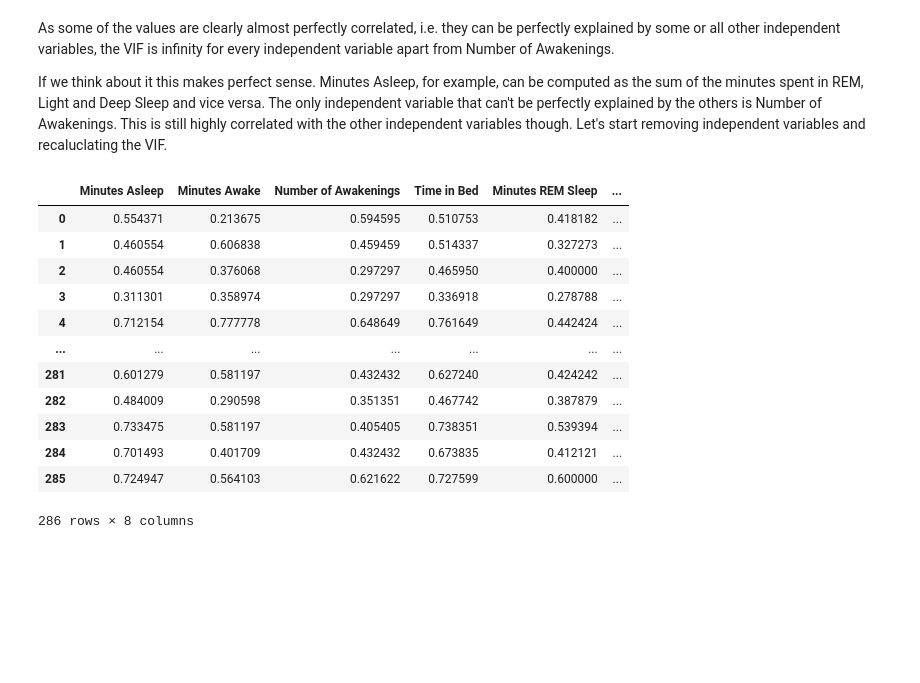
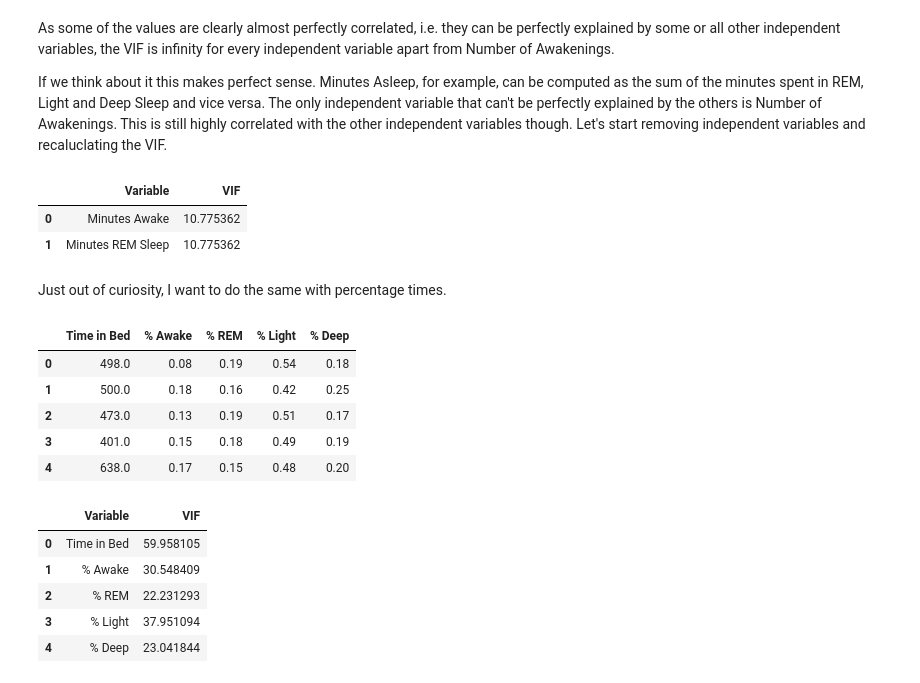
Before and after one commit to JoBe10/Fitbit-Sleep-Score, a Jupyter notebook: Sleep_Scores/Sleep_Score_Deconstruction.ipynb, the cells around one changed output. Drawn from its saved outputs; the diff is of its cells as text; code cells hidden in the pictures; blank space fills up the shorter version.

```diff
--- a/Sleep_Scores/Sleep_Score_Deconstruction.ipynb
+++ b/Sleep_Scores/Sleep_Score_Deconstruction.ipynb
@@ -276,20 +275,39 @@ ma_os = variance_inflation_factor()
-# %%
-# Standardise the values and plot the time series to visually represent this
-minmax = MinMaxScaler()
-app_scaled = pd.DataFrame(minmax.fit_transform(app_data[app_cols[1:]]))
-app_scaled.columns = app_cols[1:]
-app_scaled
-# %% [output]
-|  | Minutes Asleep | Minutes Awake | Number of Awakenings | Time in Bed | Minutes REM Sleep | ... |
-| 0 | 0.554371 | 0.213675 | 0.594595 | 0.510753 | 0.418182 | ... |
-| 1 | 0.460554 | 0.606838 | 0.459459 | 0.514337 | 0.327273 | ... |
-| 2 | 0.460554 | 0.376068 | 0.297297 | 0.465950 | 0.400000 | ... |
-| 3 | 0.311301 | 0.358974 | 0.297297 | 0.336918 | 0.278788 | ... |
-| 4 | 0.712154 | 0.777778 | 0.648649 | 0.761649 | 0.442424 | ... |
-| ... | ... | ... | ... | ... | ... | ... |
-| 281 | 0.601279 | 0.581197 | 0.432432 | 0.627240 | 0.424242 | ... |
-| 282 | 0.484009 | 0.290598 | 0.351351 | 0.467742 | 0.387879 | ... |
-| 283 | 0.733475 | 0.581197 | 0.405405 | 0.738351 | 0.539394 | ... |
-| 284 | 0.701493 | 0.401709 | 0.432432 | 0.673835 | 0.412121 | ... |
-| 285 | 0.724947 | 0.564103 | 0.621622 | 0.727599 | 0.600000 | ... |
-286 rows × 8 columns
+# %%
+# Drop Minutes Asleep and recaluclate VIFs
+X2 = X1.drop(columns=['Minutes Asleep', 'Minutes Light Sleep', 'Time in Bed', 'Minutes Deep Sleep', 'Number of Awakenings'])
+calc_vif(X2)
+# %% [output]
+|  | Variable | VIF |
+| 0 | Minutes Awake | 10.775362 |
+| 1 | Minutes REM Sleep | 10.775362 |
+# %% [markdown]
+Just out of curiosity, I want to do the same with percentage times.
+# %%
+# Create DataFrame
+app_data_pc = pd.DataFrame()
+
+# Create percentage columns and keep the total time in bed
+app_data_pc['Time in Bed'] = app_data['Time in Bed']
+app_data_pc['% Awake'] = round(app_data['Minutes Awake'] / app_data['Time in Bed'], 2)
+app_data_pc['% REM'] = round(app_data['Minutes REM Sleep'] / app_data['Time in Bed'], 2)
+app_data_pc['% Light'] = round(app_data['Minutes Light Sleep'] / app_data['Time in Bed'], 2)
+app_data_pc['% Deep'] = round(app_data['Minutes Deep Sleep'] / app_data['Time in Bed'], 2)
+
+app_data_pc.head()
+# %% [output]
+|  | Time in Bed | % Awake | % REM | % Light | % Deep |
+| 0 | 498.0 | 0.08 | 0.19 | 0.54 | 0.18 |
+| 1 | 500.0 | 0.18 | 0.16 | 0.42 | 0.25 |
+| 2 | 473.0 | 0.13 | 0.19 | 0.51 | 0.17 |
+| 3 | 401.0 | 0.15 | 0.18 | 0.49 | 0.19 |
+| 4 | 638.0 | 0.17 | 0.15 | 0.48 | 0.20 |
+# %%
+# Calculate the VIF
+calc_vif(app_data_pc)
+# %% [output]
+|  | Variable | VIF |
+| 0 | Time in Bed | 59.958105 |
+| 1 | % Awake | 30.548409 |
+| 2 | % REM | 22.231293 |
+| 3 | % Light | 37.951094 |
+| 4 | % Deep | 23.041844 |
```
Also changed, not shown: parts of 7 cells of this notebook, 1 other file.
